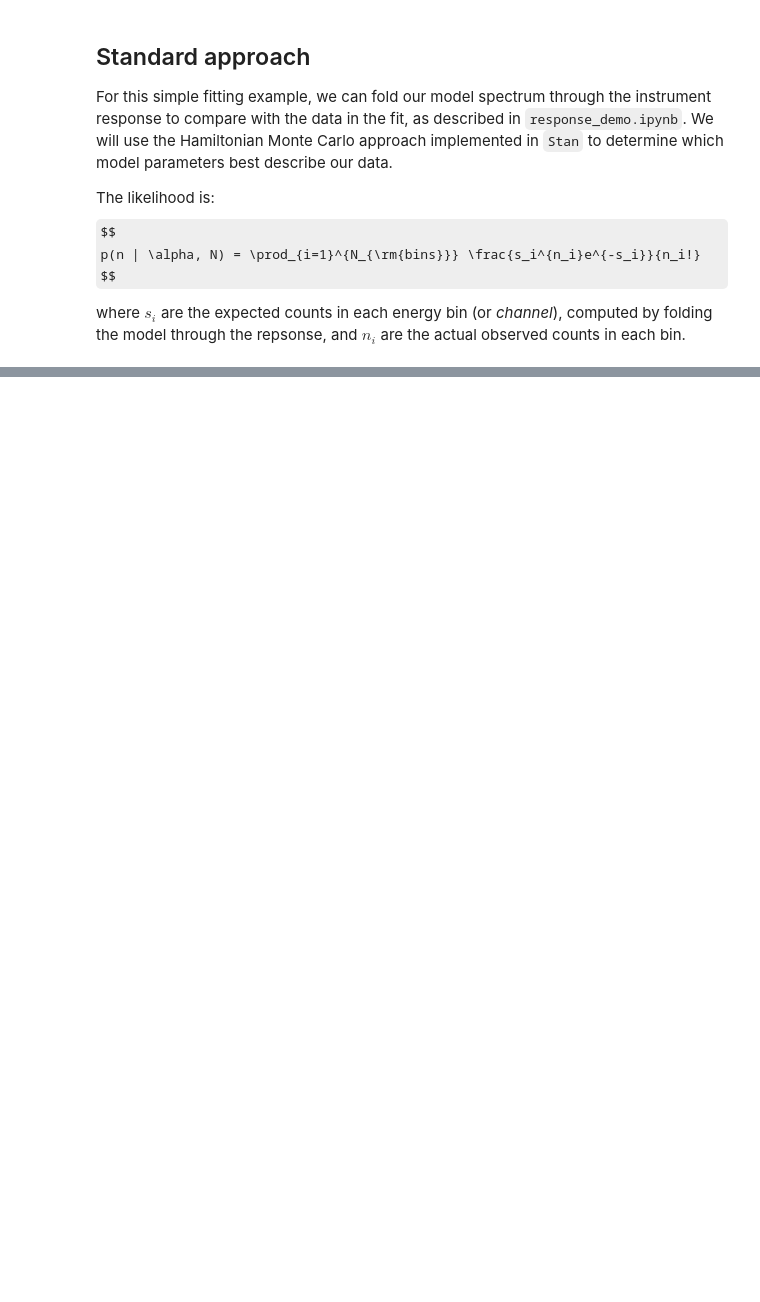
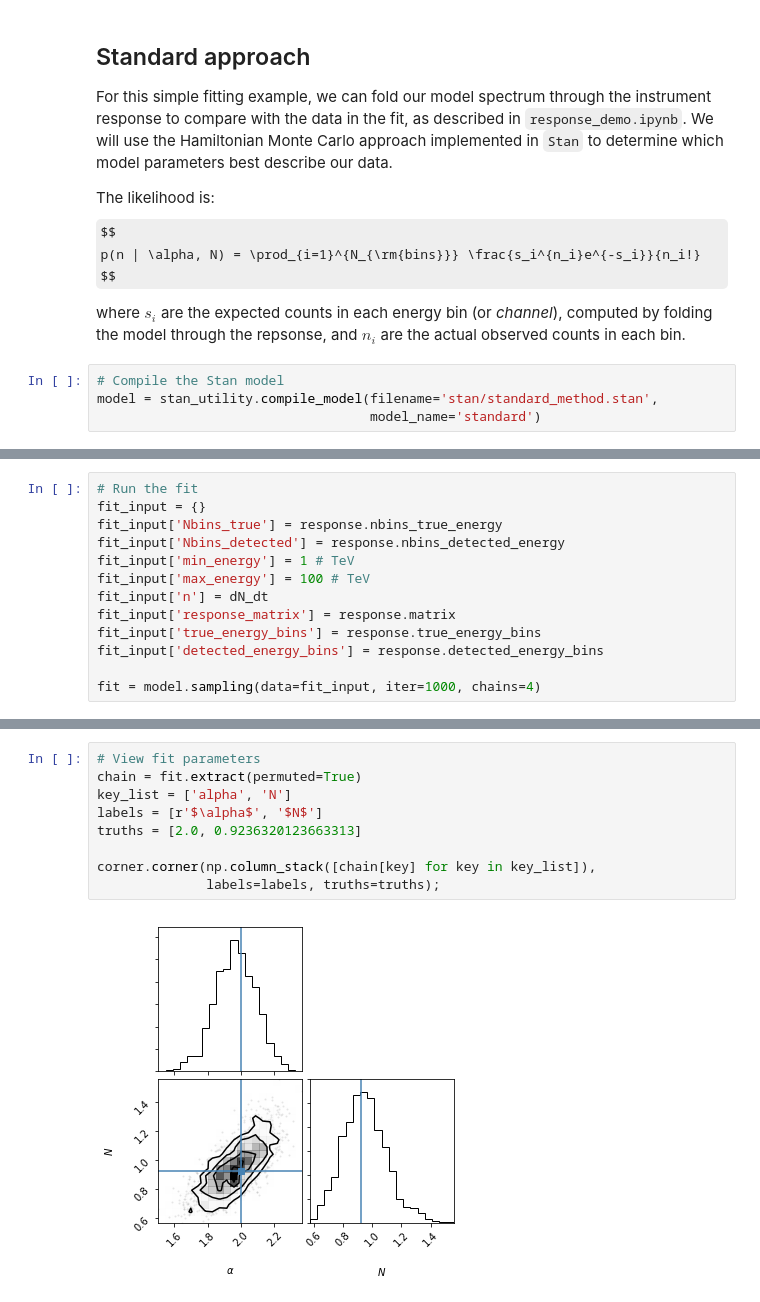
Before and after one commit to cescalara/instrument_response, a Jupyter notebook: fit_demo.ipynb, the cells around one changed output, grey strips where cells are left out. Cells and saved outputs as stored; diff of their text form; some formulas as TeX source; blank space fills up the shorter version.

Commit message:
Add working spectral fit using forward folding in Stan

```diff
--- a/fit_demo.ipynb
+++ b/fit_demo.ipynb
@@ -51,3 +49,7 @@ p(n | \alpha, N) = \prod_{i=1}^{N_{\rm{bins}}} \frac{s_i^{n_i}e^{-s_i}}{n_i!}
 $$
 
 where $s_i$ are the expected counts in each energy bin (or *channel*), computed by folding the model through the repsonse, and $n_i$ are the actual observed counts in each bin.
+# %%
+# Compile the Stan model
+model = stan_utility.compile_model(filename='stan/standard_method.stan',
+                                   model_name='standard')
@@ -53,0 +58,13 @@ where $s_i$ are the expected counts in each energy bin (or *channel*), computed
+# %%
+# Run the fit
+fit_input = {}
+fit_input['Nbins_true'] = response.nbins_true_energy
+fit_input['Nbins_detected'] = response.nbins_detected_energy
+fit_input['min_energy'] = 1 # TeV
+fit_input['max_energy'] = 100 # TeV
+fit_input['n'] = dN_dt
+fit_input['response_matrix'] = response.matrix
+fit_input['true_energy_bins'] = response.true_energy_bins
+fit_input['detected_energy_bins'] = response.detected_energy_bins
+
+fit = model.sampling(data=fit_input, iter=1000, chains=4)
@@ -53,0 +78,11 @@ where $s_i$ are the expected counts in each energy bin (or *channel*), computed
+# %%
+# View fit parameters
+chain = fit.extract(permuted=True)
+key_list = ['alpha', 'N']
+labels = [r'$\alpha$', '$N$']
+truths = [2.0, 0.9236320123663313]
+
+corner.corner(np.column_stack([chain[key] for key in key_list]),
+              labels=labels, truths=truths);
+# %% [output]
+[figure, added]
```
Also changed, not shown: parts of 6 cells of this notebook, 4 other files.
